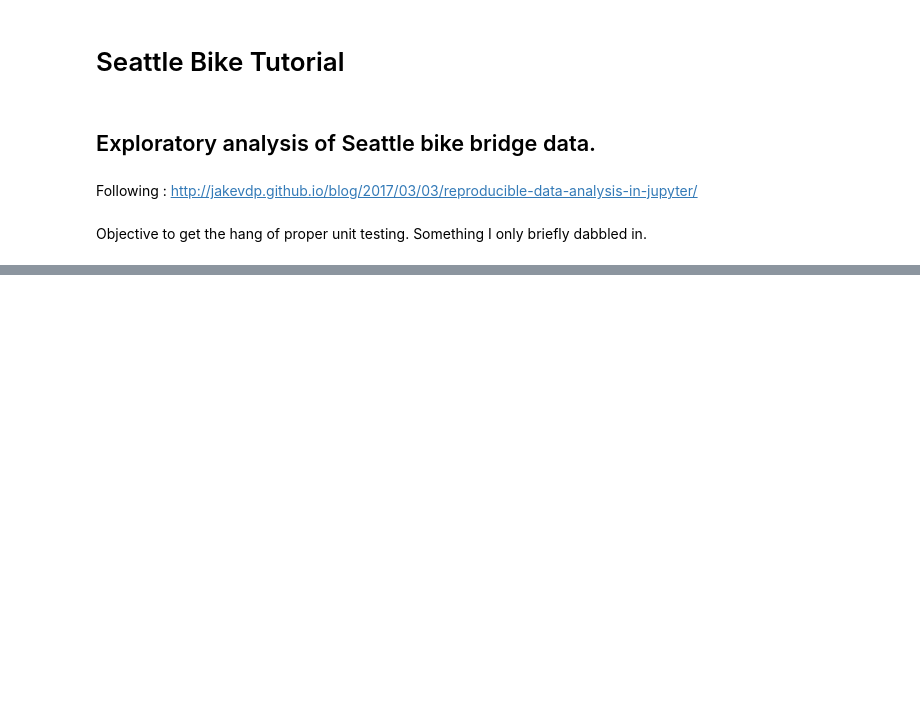
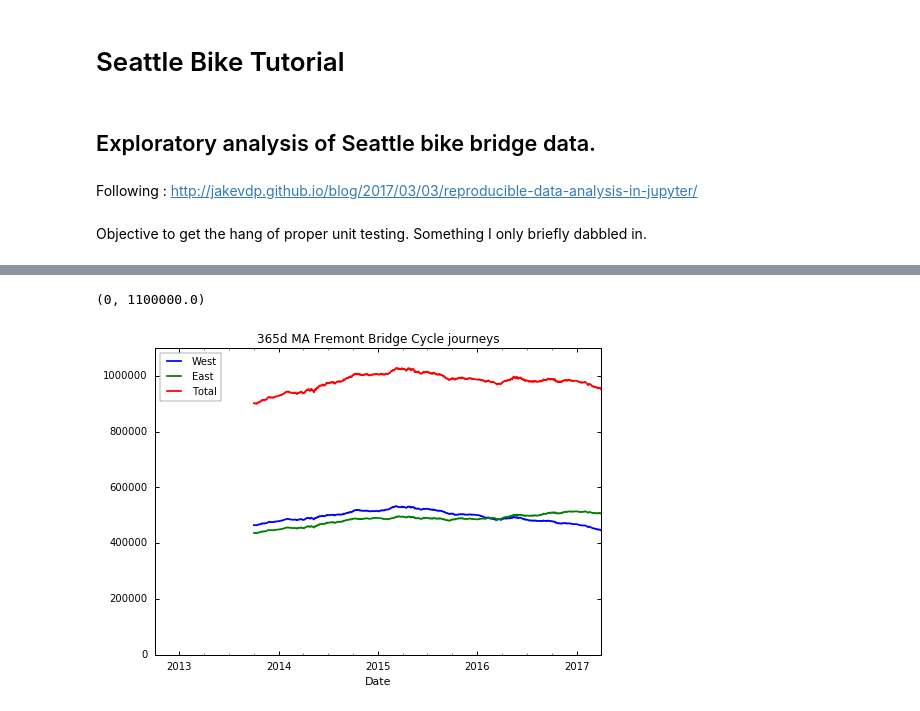
Before and after one commit to sladerski/Seattle_freamont_example, a Jupyter notebook: Seattle Fremont Cycle data.ipynb, the cells around one changed output, grey strips where cells are left out. Saved outputs shown, nothing was run; the diff lists cells and outputs as text; code cells hidden in the pictures; blank space fills up the shorter version.

```diff
--- a/Seattle Fremont Cycle data.ipynb
+++ b/Seattle Fremont Cycle data.ipynb
@@ -38,5 +36,8 @@ df.resample('W').sum().plot(title='Weekly Fremont Bridge Cycle journeys')
 # %%
-df['Total'] = df.West + df.East
-ax = df.resample('D').sum().rolling(365).sum().plot(title='365d MA Fremont Bridge Cycle journeys')
+
+ax = data.resample('D').sum().rolling(365).sum().plot(title='365d MA Fremont Bridge Cycle journeys')
 ax.set_ylim(0)
+# %% [output]
+(0, 1100000.0)
+[figure, added]
 # %%
```
Also changed, not shown: parts of 11 cells of this notebook.
